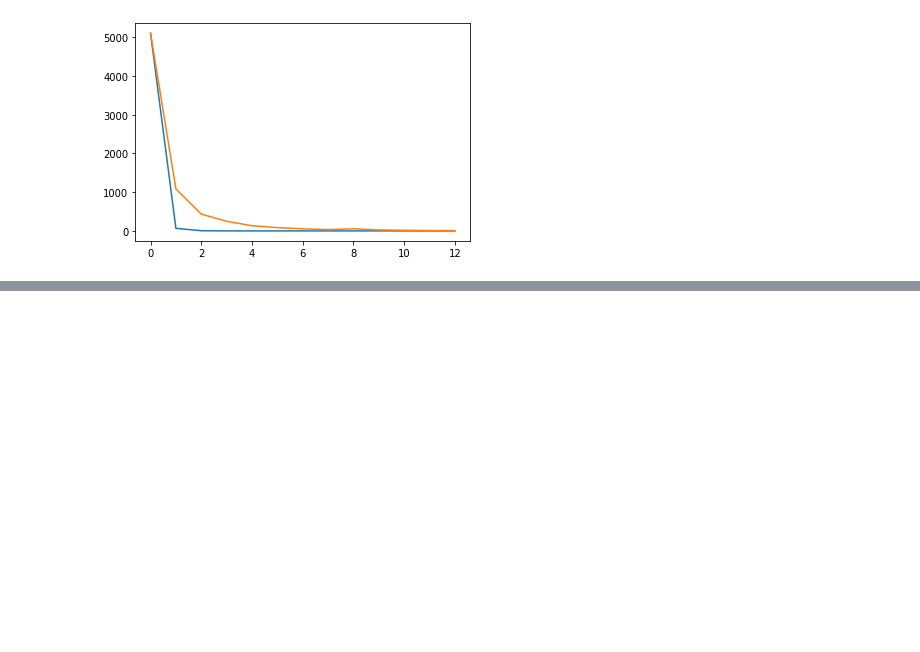
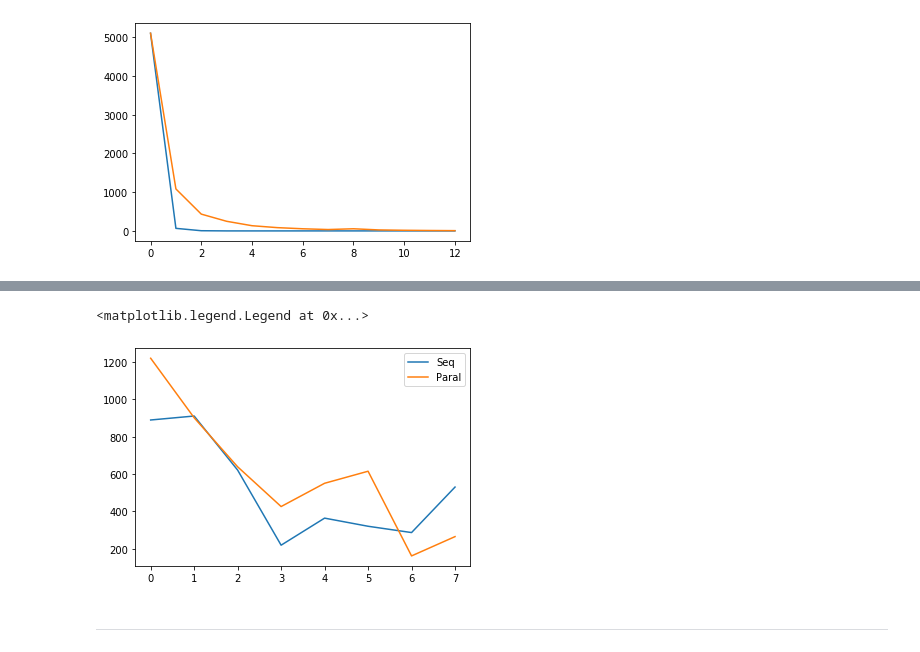
Before and after one commit to stat-ml/efficient_bayesian_coresets, a Jupyter notebook: parallel_experiments.ipynb, the cells around one changed output, grey strips where cells are left out. Drawn from its saved outputs; the diff is of its cells as text; code cells hidden in the pictures; blank space fills up the shorter version.

```diff
--- a/parallel_experiments.ipynb
+++ b/parallel_experiments.ipynb
@@ -154,0 +308,9 @@ plt.plot(bkl_p[::7], label = 'Paral')
+# %%
+plt.plot(bkl_s, label = 'Seq')
+plt.plot(bkl_p, label = 'Paral')
+plt.legend()
+# %% [output]
+<matplotlib.legend.Legend at 0x...>
+[figure, added]
+# %% [markdown]
+---
```
Also changed, not shown: parts of 21 cells of this notebook.
